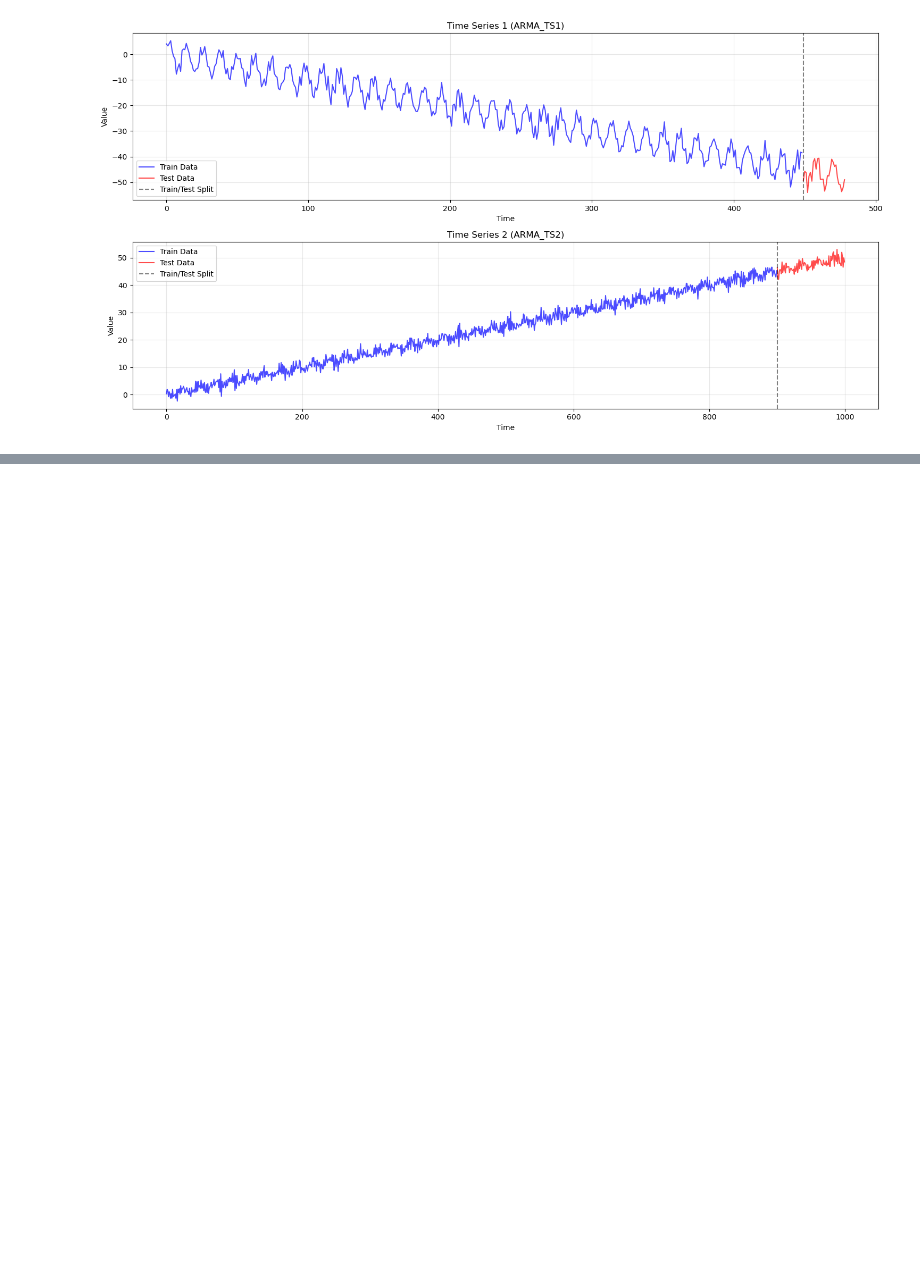
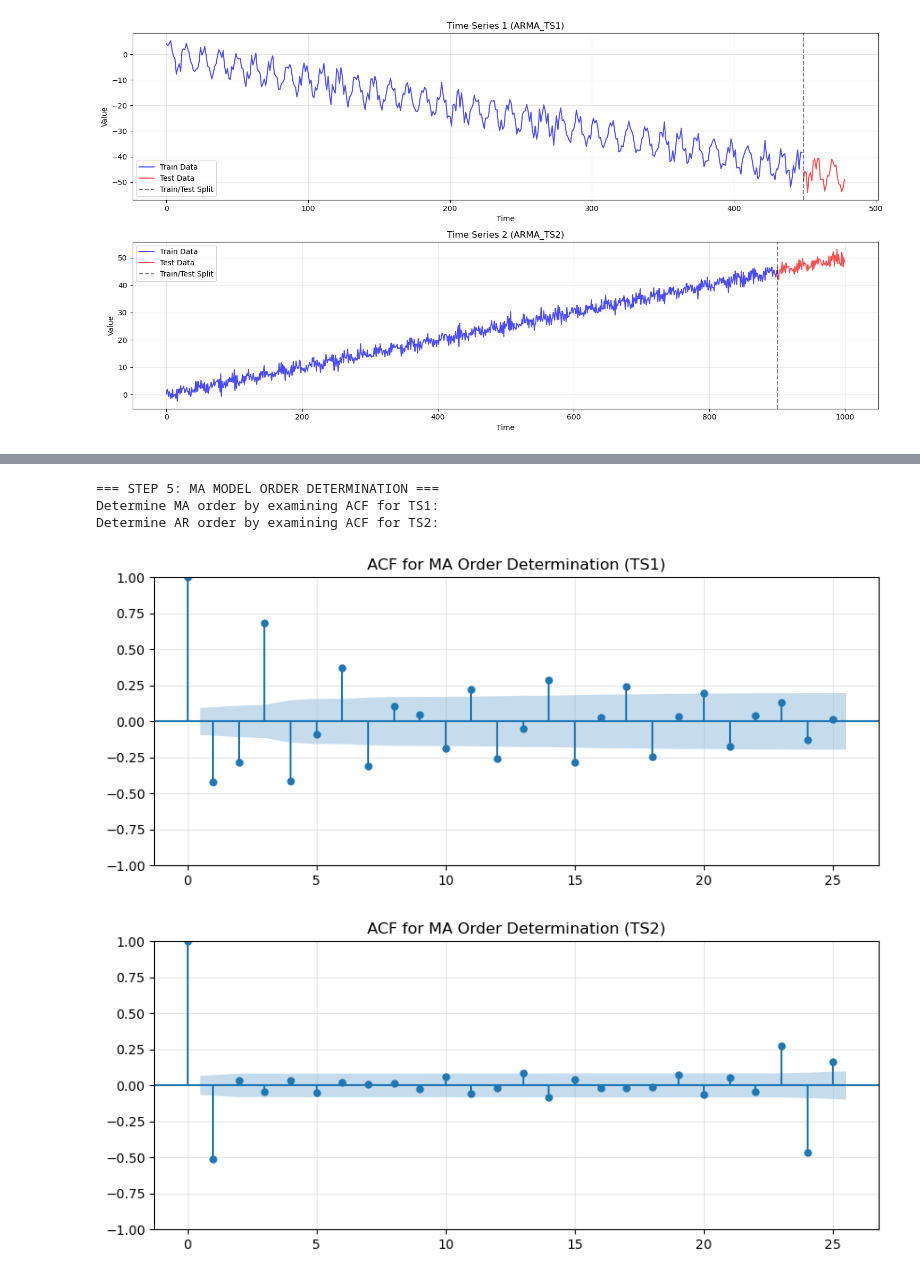
Before and after one commit to jjastrz14/python-time-series-handbook, a Jupyter notebook: notebooks/04/ar-ma.ipynb, the cells around one changed output, grey strips where cells are left out. Drawn from its saved outputs; the diff is of its cells as text; code cells hidden in the pictures; blank space fills up the shorter version.

```diff
--- a/notebooks/04/ar-ma.ipynb
+++ b/notebooks/04/ar-ma.ipynb
@@ -1413,0 +1226,23 @@ Time Series 2:
+# %%
+# 5. Determine the order q of a MA model using ACF
+print("\n=== STEP 5: MA MODEL ORDER DETERMINATION ===")
+
+max_lags = 25  # Maximum number of lags to consider
+
+print("Determine MA order by examining ACF for TS1:")
+fig, ax = plt.subplots(1, 1, figsize=(10, 4))
+plot_acf(processed_train_ts1, lags=max_lags, ax=ax, alpha=0.05)
+plt.title('ACF for MA Order Determination (TS1)')
+plt.grid(True, alpha=0.3)
+
+print("Determine AR order by examining ACF for TS2:")
+fig, ax = plt.subplots(1, 1, figsize=(10, 4))
+plot_acf(processed_train_ts2, lags=max_lags, ax=ax, alpha=0.05)
+plt.title('ACF for MA Order Determination (TS2)')
+plt.grid(True, alpha=0.3)
+# %% [output]
+=== STEP 5: MA MODEL ORDER DETERMINATION ===
+Determine MA order by examining ACF for TS1:
+Determine AR order by examining ACF for TS2:
+[figure, added]
+[figure, added]
```
Also changed, not shown: parts of 17 cells of this notebook, 2 other files.
